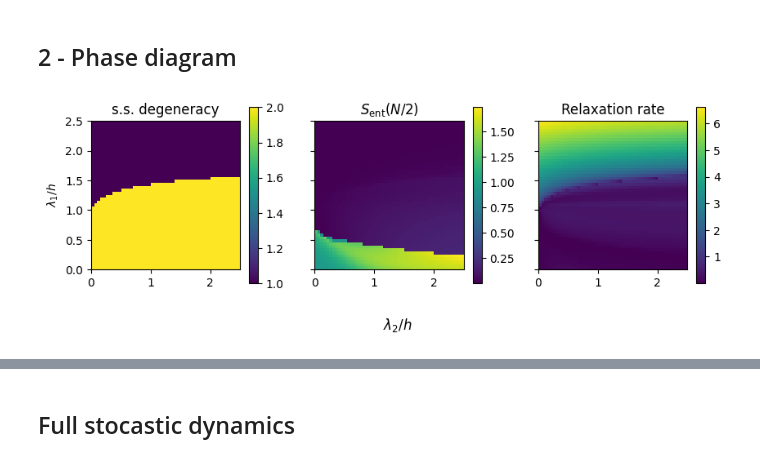
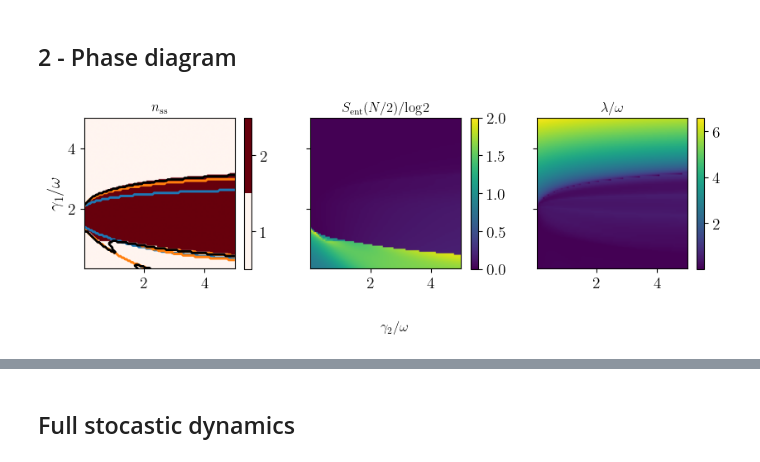
Before and after one commit to mwauters92/Non-hermitian-design, a Jupyter notebook: main.ipynb, the cells around one changed output, grey strips where cells are left out. Saved outputs shown, nothing was run; the diff lists cells and outputs as text; code cells hidden in the pictures.

```diff
--- a/main.ipynb
+++ b/main.ipynb
@@ -4,6 +4,13 @@ import numpy as np
 import matplotlib.pyplot as plt
 import qutip as qt
 from qudit_nh_design import *
+
+from matplotlib import rc, rcParams
+params = {'legend.fontsize': 15, "axes.labelsize": 15}
+rc('text', usetex=True)
+rc('xtick', labelsize=14)
+rc('ytick', labelsize=14)
+rcParams.update(params)
 # %% [output]
 Quantum object: dims=[[3], [3]], shape=(3, 3), type='oper', dtype=Dense, isherm=True
 Qobj data =
@@ -336,19 +344,34 @@ for lam1 in lambda1_list:
+# %%
+gs_multiplicity = np.loadtxt("../results/Data/Data/N8_gsmultiplicity_lam2.5_ns100.csv",delimiter=',')
+gs_gap = np.loadtxt("../results/Data/Data/N8_gsgap_lam2.5_ns100.csv",delimiter=',')
+gs_entropy = np.loadtxt("../results/Data/Data/N8_gsentropy_lam2.5_ns100.csv",delimiter=',')
+ns=100
+lambda1_list=np.linspace(0.01,2.5,ns)/2
+lambda2_list=np.linspace(0.01,2.5,ns)/2
 # %%
+N=8
 fig, ax = plt.subplots(ncols=3,sharex=True, sharey=True)
 fig.set_size_inches([10,3.5])
-fig.supxlabel(r'$\lambda_2/h$')
-ax[0].set_ylabel(r'$\lambda_1/h$')
-im=ax[0].imshow(np.array(gs_multiplicity).reshape([ns,ns]),origin='lower', extent=[0,2.5,0,2.5])
-fig.colorbar(im,ax=ax[0],shrink=0.8)
-ax[0].set_title('s.s. degeneracy')
-im=ax[1].imshow(np.array(gs_entropy).reshape([ns,ns])/np.log(2),origin='lower', extent=[0,2.5,0,2.5])
-fig.colorbar(im,ax=ax[1],shrink=0.8)
-ax[1].set_title(r'$S_{\rm ent}(N/2)$')
+fig.supxlabel(r'$\gamma_2/\omega$')
+ax[0].set_ylabel(r'$\gamma_1/\omega$')
+im=ax[0].imshow(np.array(gs_multiplicity).reshape([ns,ns]),origin='lower',
+                extent=[0.02,5,0.02,5],cmap='Reds')
+X,Y = np.meshgrid(lambda2_list,lambda1_list)
+ax[0].contour(2*X,2*Y,np.array(gs_multiplicity2).reshape([ns,ns]),levels=1,colors='C0')
+ax[0].contour(2*X,2*Y,np.array(gs_multiplicity4).reshape([ns,ns]),levels=1,colors='C1')
+ax[0].contour(2*X,2*Y,np.array(gs_multiplicity6).reshape([ns,ns]),levels=2,colors='k')
+fig.colorbar(im,ax=ax[0],shrink=0.68,boundaries=[0.5,1.5,2.5],values=[1,2],ticks=[1,2])
+ax[0].set_title(r'$n_{\rm ss}$')
+im=ax[1].imshow(np.array(gs_entropy).reshape([ns,ns])/np.log(2),origin='lower',
+                extent=[0.02,5,0.02,5],vmin=0,vmax=2)
+fig.colorbar(im,ax=ax[1],shrink=0.68,ticks=[0,0.5,1.0,1.5,2.0])
+ax[1].set_title(r'$S_{\rm ent}(N/2)/{\rm log}2$')
 
-im=ax[2].imshow((np.array(gs_gap)).reshape([ns,ns])/np.log(2),origin='lower', extent=[0,2.5,0,2.5])
-fig.colorbar(im,ax=ax[2],shrink=0.8)
-ax[2].set_title(r'Relaxation rate')
+im=ax[2].imshow((np.array(gs_gap)).reshape([ns,ns])/np.log(2),origin='lower',
+                extent=[0.02,5,0.02,5])
+fig.colorbar(im,ax=ax[2],shrink=0.68)
+ax[2].set_title(r'$\lambda/\omega$')
 
 fig.savefig(f'phase_diagram_N{N}.pdf',bbox_inches='tight')
 # %% [output]
-[figure, old version]
+[figure, new version]
```
Also changed, not shown: parts of 8 cells of this notebook, 2 other files.
